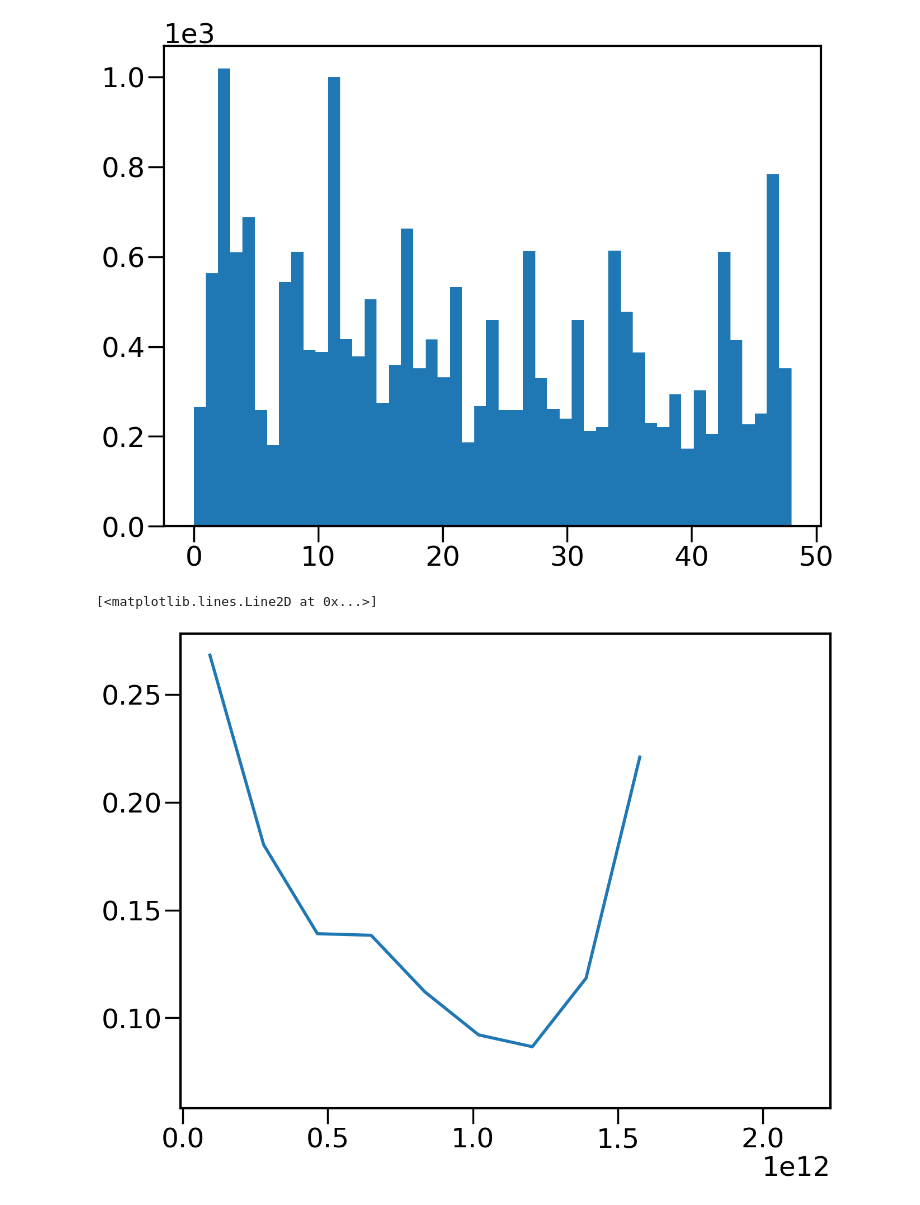
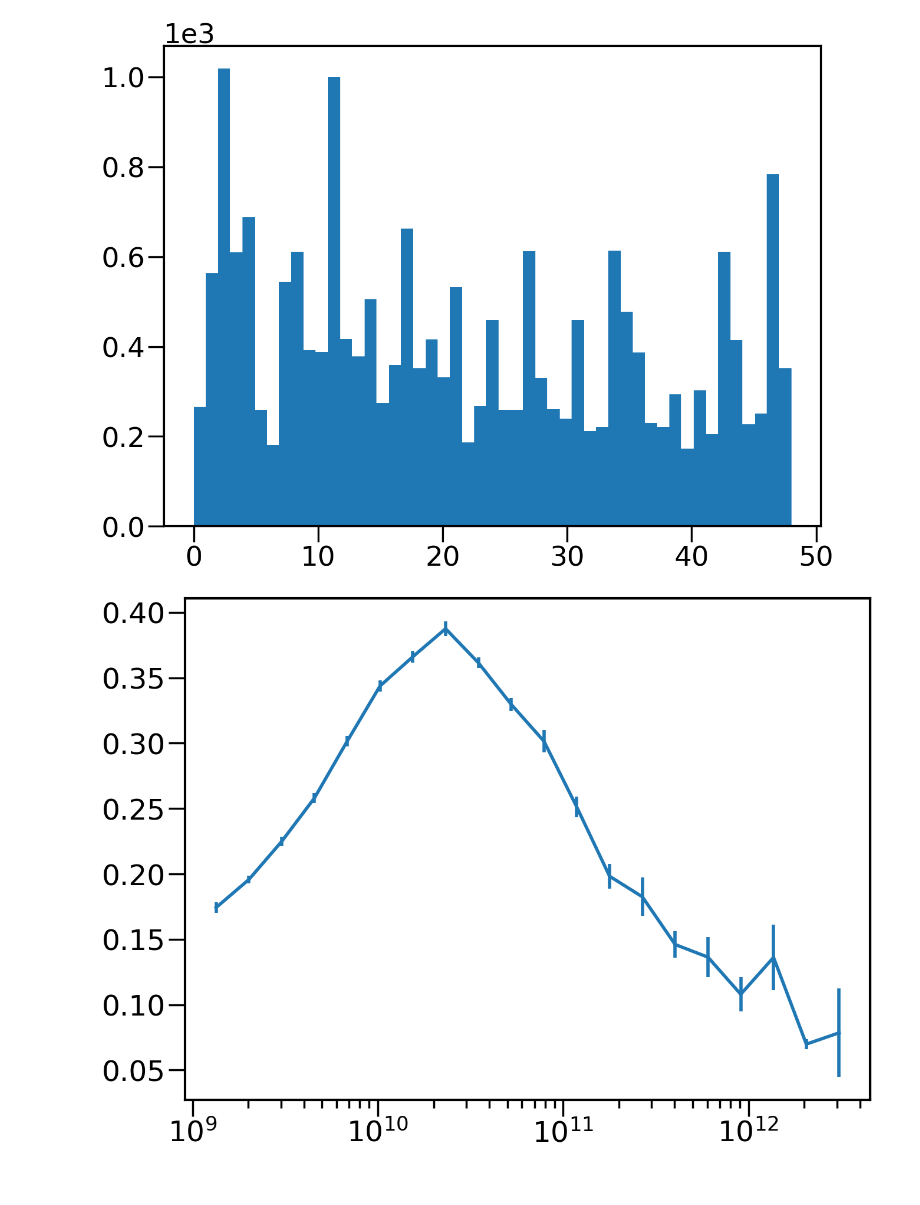
Before and after one commit to sukhdeep2/corr_pc, a Jupyter notebook: Gen_inp_Periodic_box-size.ipynb, the cells around one changed output. Cells and saved outputs as stored; diff of their text form; code cells hidden in the pictures.

Commit message:
bug fix in calc_mean

```diff
--- a/Gen_inp_Periodic_box-size.ipynb
+++ b/Gen_inp_Periodic_box-size.ipynb
@@ -292,7 +292,9 @@ def calc_mean_jk(mean_func=calc_mean,jk_col='jk',njk=None,xvar='',yvar='',data=[
 # %%
 bins,bc,m=calc_mean_jk(jk_col='jk',data=S_dat,xvar='mass',yvar='f_disk',xlog=True)
 # %%
-plot(bc,m['jk_mean'])
+errorbar(bc,m['jk_mean'],m['jk_err'])
+xscale('log')
+xlabel('mass')
+ylabel('f-d')
 # %% [output]
-[<matplotlib.lines.Line2D at 0x...>]
-[figure, old version]
+[figure, new version]
```
Also changed, not shown: parts of 1 cell of this notebook.
